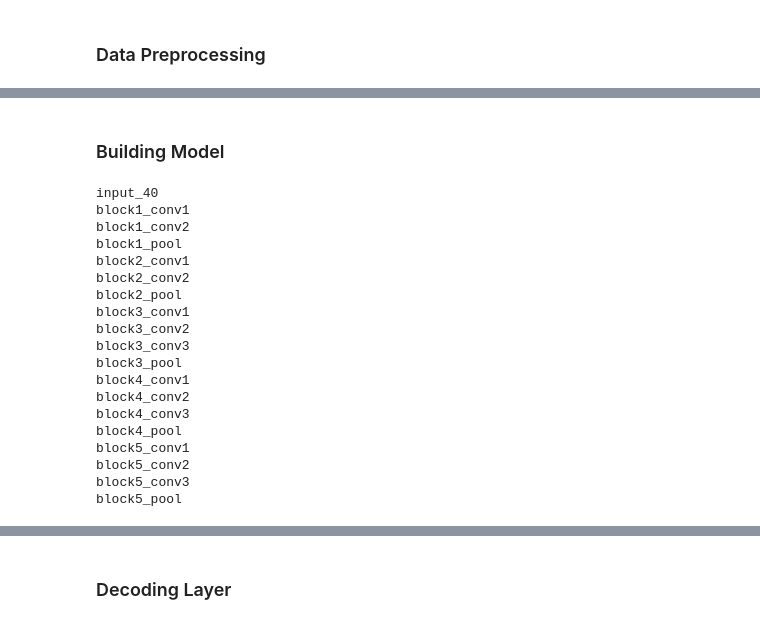
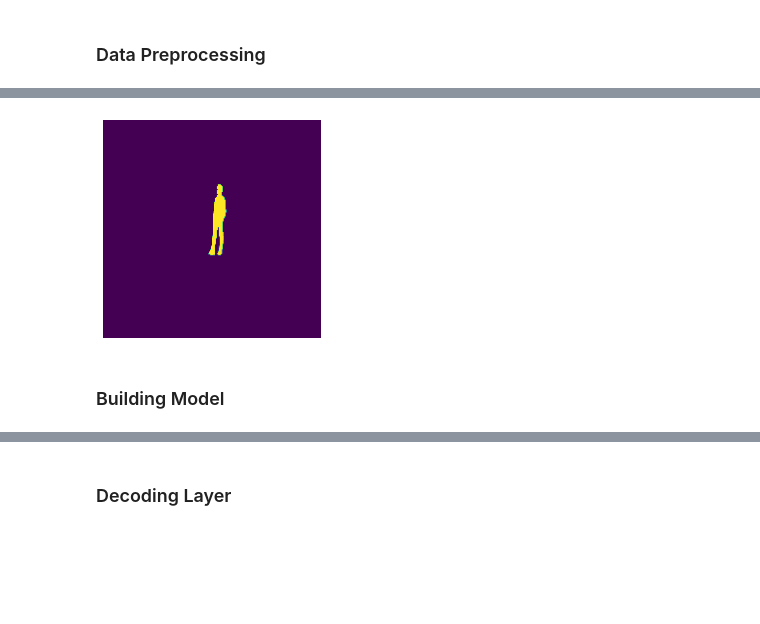
Before and after one commit to TimilsinaBimal/Blurring-Image-Background-Using-Image-Segmentation, a Jupyter notebook: notebooks/Image_Segmentation.ipynb, the cells around one changed output, grey strips where cells are left out. Saved outputs shown, nothing was run; the diff lists cells and outputs as text; code cells hidden in the pictures; blank space fills up the shorter version.

Commit message:
SegNet Model Completion

```diff
--- a/notebooks/Image_Segmentation.ipynb
+++ b/notebooks/Image_Segmentation.ipynb
@@ -76,2 +83,8 @@ def prepare_train_dataset(IMAGE_DIR, MASK_DIR):
+# %%
+test_mask_path = "data/raw/masks/ds10_pexels-photo-687782.png"
+img = prepare_image(test_mask_path, masks=True)
+display_image(img)
+# %% [output]
+[figure, added]
 # %% [markdown]
 ### Building Model
@@ -87,23 +111,0 @@ vgg_model.trainable = False
-# %%
-for layer in vgg_model.layers:
-    print(layer.name)
-# %% [output]
-input_40
-block1_conv1
-block1_conv2
-block1_pool
-block2_conv1
-block2_conv2
-block2_pool
-block3_conv1
-block3_conv2
-block3_conv3
-block3_pool
-block4_conv1
-block4_conv2
-block4_conv3
-block4_pool
-block5_conv1
-block5_conv2
-block5_conv3
-block5_pool
```
Also changed, not shown: parts of 36 cells of this notebook.
